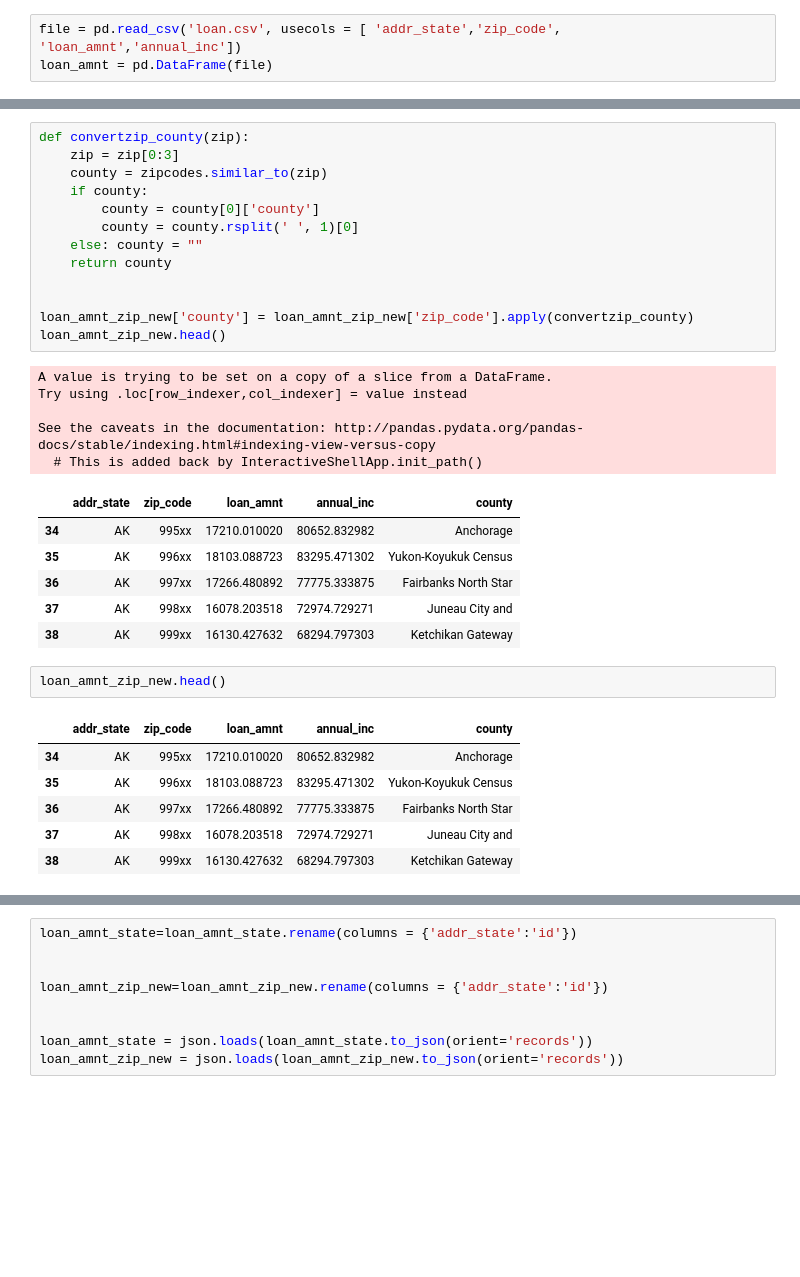
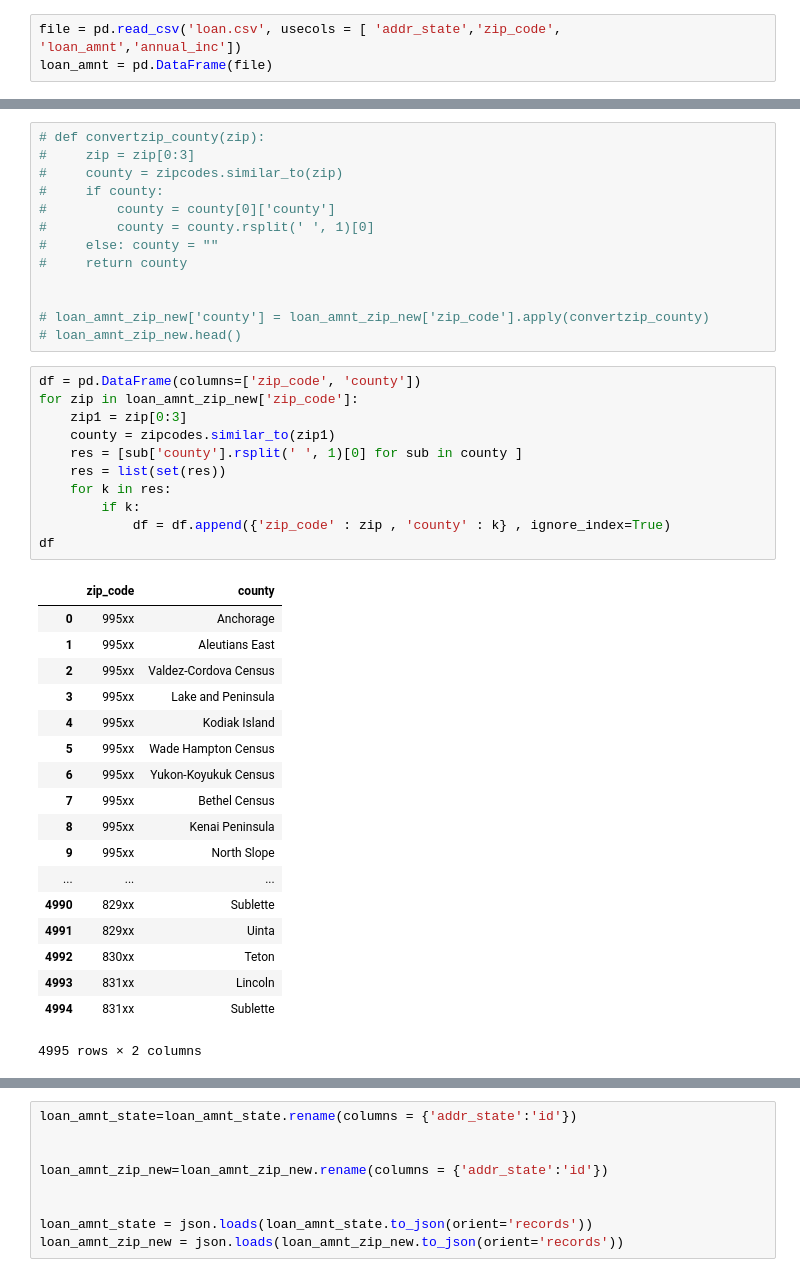
Before and after one commit to ycc1107/EDAV, a Jupyter notebook: term/load_data_geo.ipynb, the cells around one changed output, grey strips where cells are left out. Saved outputs shown, nothing was run; the diff lists cells and outputs as text; blank space fills up the shorter version.

```diff
--- a/term/load_data_geo.ipynb
+++ b/term/load_data_geo.ipynb
@@ -45,34 +55,43 @@ loan_amnt_zip_new = loan_amnt_zip.loc[loan_amnt_zip.addr_state == loan_amnt_zip.
 # %%
-def convertzip_county(zip):
-    zip = zip[0:3]
-    county = zipcodes.similar_to(zip)
-    if county:
-        county = county[0]['county']
-        county = county.rsplit(' ', 1)[0]
-    else: county = ""
-    return county
+# def convertzip_county(zip):
+#     zip = zip[0:3]
+#     county = zipcodes.similar_to(zip)
+#     if county:
+#         county = county[0]['county']
+#         county = county.rsplit(' ', 1)[0]
+#     else: county = ""
+#     return county
 
 
-loan_amnt_zip_new['county'] = loan_amnt_zip_new['zip_code'].apply(convertzip_county)
-loan_amnt_zip_new.head()
+# loan_amnt_zip_new['county'] = loan_amnt_zip_new['zip_code'].apply(convertzip_county)
+# loan_amnt_zip_new.head()
-# %% [output]
-A value is trying to be set on a copy of a slice from a DataFrame.
-Try using .loc[row_indexer,col_indexer] = value instead
-
-See the caveats in the documentation: http://pandas.pydata.org/pandas-docs/stable/indexing.html#indexing-view-versus-copy
-  # This is added back by InteractiveShellApp.init_path()
-|  | addr_state | zip_code | loan_amnt | annual_inc | county |
-| 34 | AK | 995xx | 17210.010020 | 80652.832982 | Anchorage |
-| 35 | AK | 996xx | 18103.088723 | 83295.471302 | Yukon-Koyukuk Census |
-| 36 | AK | 997xx | 17266.480892 | 77775.333875 | Fairbanks North Star |
-| 37 | AK | 998xx | 16078.203518 | 72974.729271 | Juneau City and |
-| 38 | AK | 999xx | 16130.427632 | 68294.797303 | Ketchikan Gateway |
-# %%
-loan_amnt_zip_new.head()
-# %% [output]
-|  | addr_state | zip_code | loan_amnt | annual_inc | county |
-| 34 | AK | 995xx | 17210.010020 | 80652.832982 | Anchorage |
-| 35 | AK | 996xx | 18103.088723 | 83295.471302 | Yukon-Koyukuk Census |
-| 36 | AK | 997xx | 17266.480892 | 77775.333875 | Fairbanks North Star |
-| 37 | AK | 998xx | 16078.203518 | 72974.729271 | Juneau City and |
-| 38 | AK | 999xx | 16130.427632 | 68294.797303 | Ketchikan Gateway |
+# %%
+df = pd.DataFrame(columns=['zip_code', 'county'])
+for zip in loan_amnt_zip_new['zip_code']:
+    zip1 = zip[0:3]
+    county = zipcodes.similar_to(zip1)
+    res = [sub['county'].rsplit(' ', 1)[0] for sub in county ]
+    res = list(set(res))
+    for k in res:
+        if k:
+            df = df.append({'zip_code' : zip , 'county' : k} , ignore_index=True)
+df
+# %% [output]
+|  | zip_code | county |
+| 0 | 995xx | Anchorage |
+| 1 | 995xx | Aleutians East |
+| 2 | 995xx | Valdez-Cordova Census |
+| 3 | 995xx | Lake and Peninsula |
+| 4 | 995xx | Kodiak Island |
+| 5 | 995xx | Wade Hampton Census |
+| 6 | 995xx | Yukon-Koyukuk Census |
+| 7 | 995xx | Bethel Census |
+| 8 | 995xx | Kenai Peninsula |
+| 9 | 995xx | North Slope |
+| ... | ... | ... |
+| 4990 | 829xx | Sublette |
+| 4991 | 829xx | Uinta |
+| 4992 | 830xx | Teton |
+| 4993 | 831xx | Lincoln |
+| 4994 | 831xx | Sublette |
+4995 rows × 2 columns
```
Also changed, not shown: parts of 12 cells of this notebook, 1 other file.
